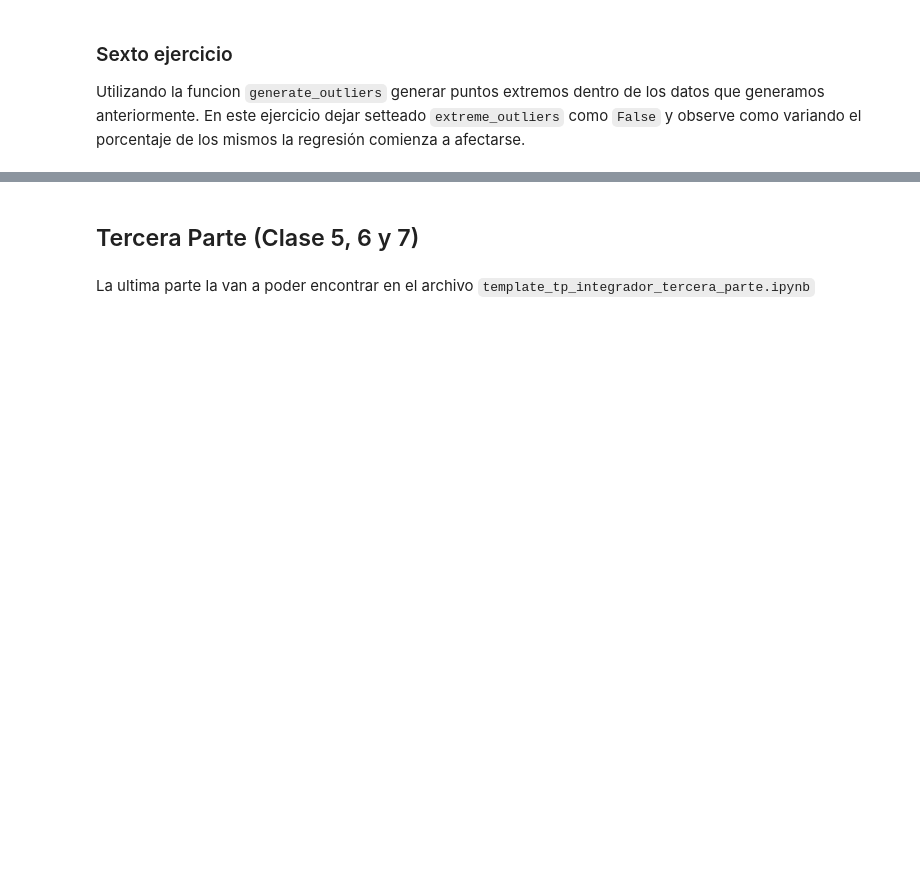
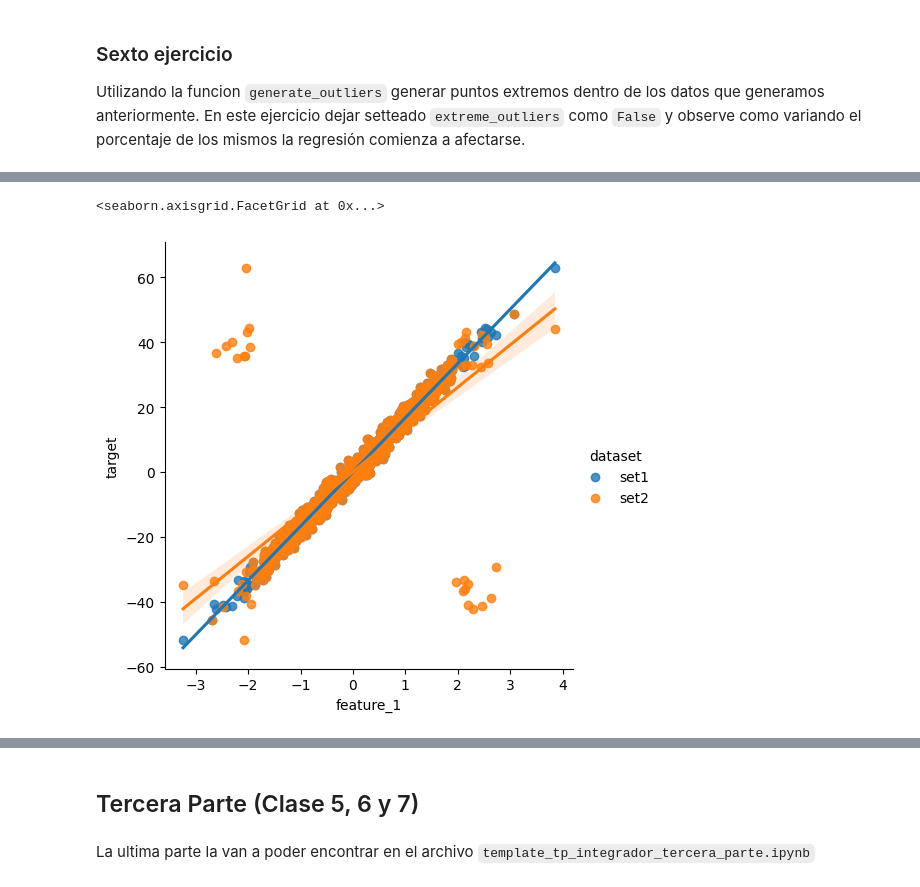
Before and after one commit to jmbeitia/intro_ia, a Jupyter notebook: tp_integrador_enunciado/tp_integrador.ipynb, the cells around one changed output, grey strips where cells are left out. Saved outputs shown, nothing was run; the diff lists cells and outputs as text; code cells hidden in the pictures; blank space fills up the shorter version.

```diff
--- a/tp_integrador_enunciado/tp_integrador.ipynb
+++ b/tp_integrador_enunciado/tp_integrador.ipynb
@@ -563,0 +619,10 @@ Utilizando la funcion `generate_outliers` generar puntos extremos dentro de los
+# %%
+df_outlier = generate_outliers(df,['feature_1'], percentage = 0.2, extreme_outlier = False, two_tailed= True)
+sns.lmplot(data = pd.concat([df.assign(dataset = 'set1'),
+                                 df_outlier.assign(dataset = 'set2')]),
+                x = 'feature_1',
+                y = 'target',
+                hue = 'dataset')
+# %% [output]
+<seaborn.axisgrid.FacetGrid at 0x...>
+[figure, added]
```
Also changed, not shown: parts of 12 cells of this notebook, 1 other file.
